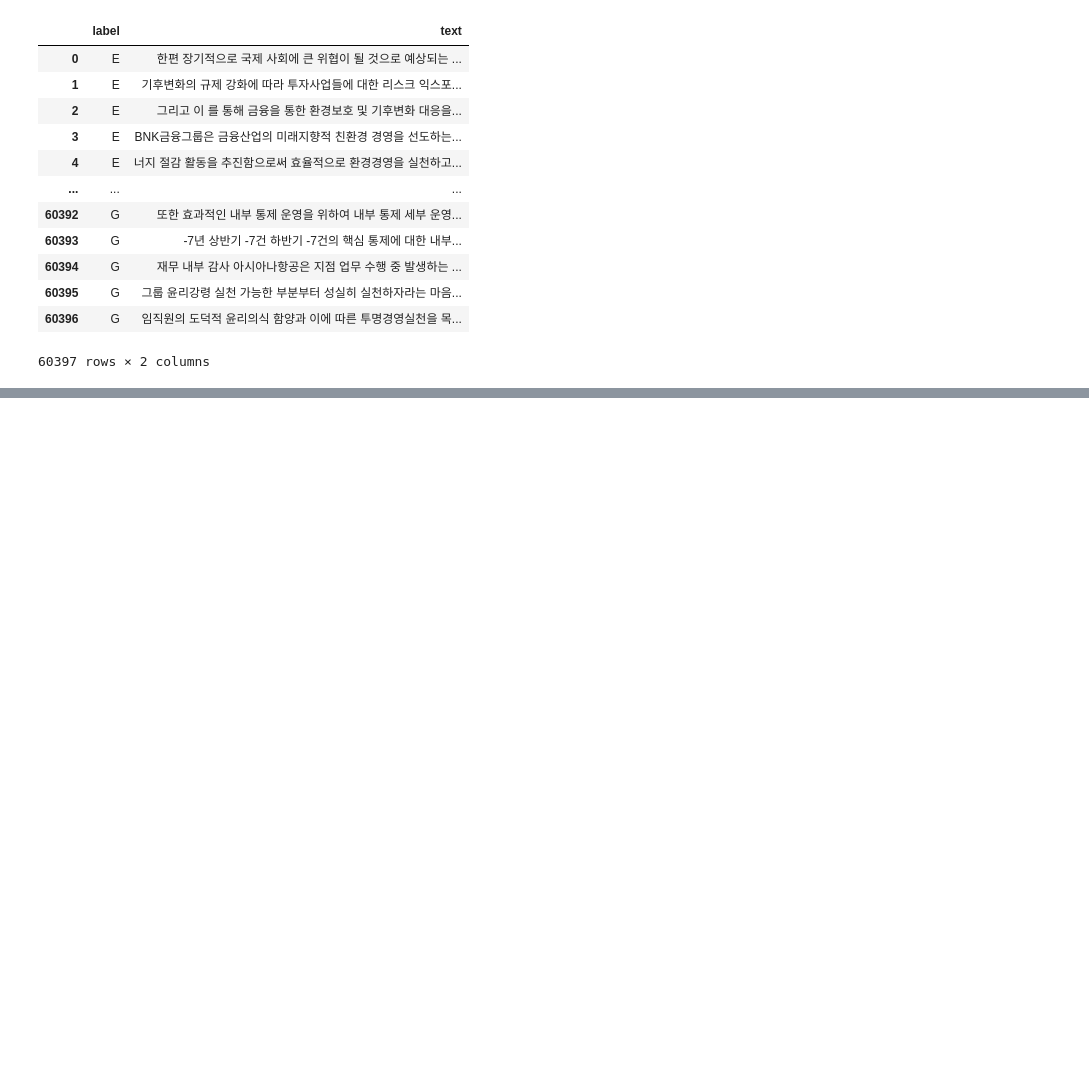
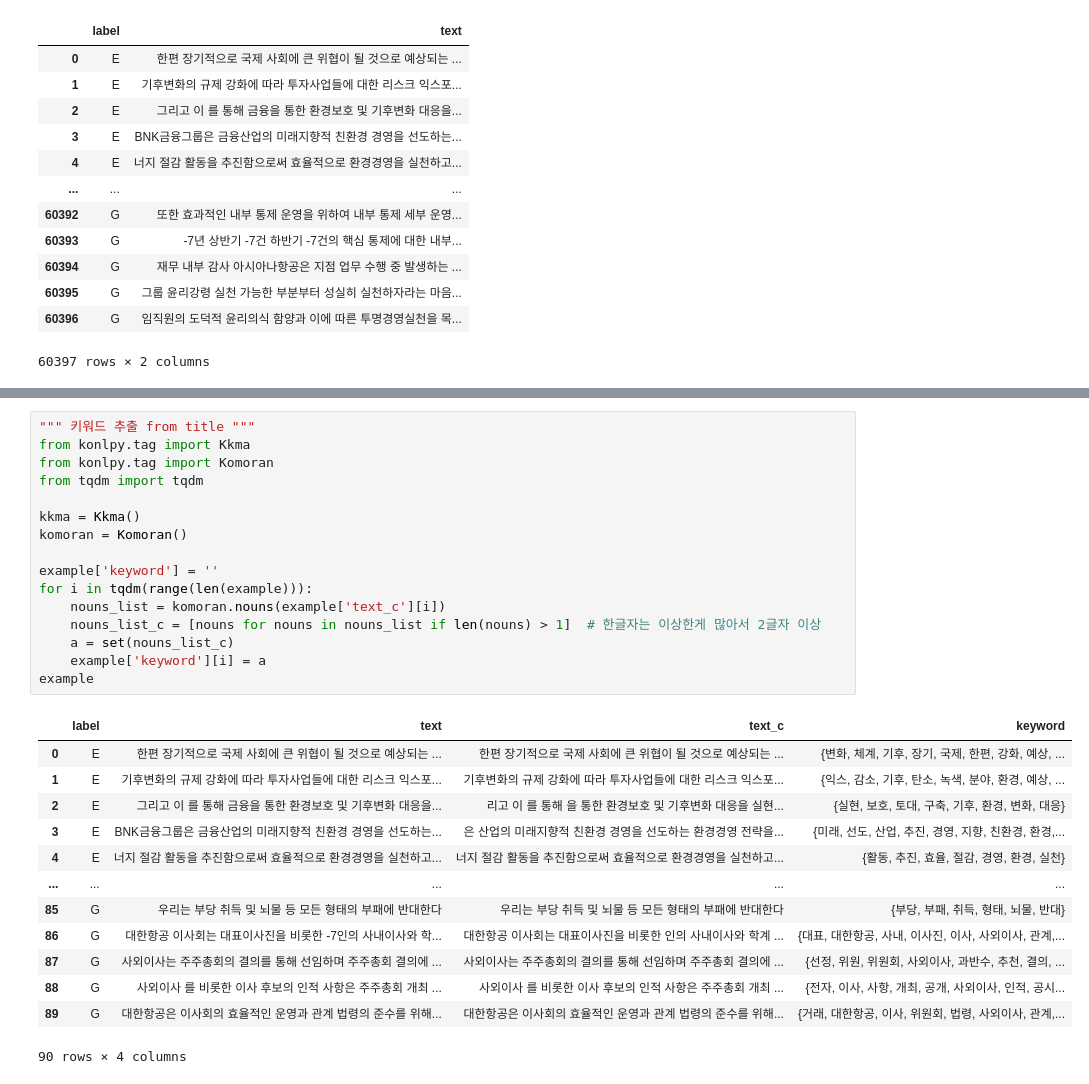
Before and after one commit to Psubinn/ESG_KG, a Jupyter notebook: ESG_neo4j.ipynb, the cells around one changed output, grey strips where cells are left out. Drawn from its saved outputs; the diff is of its cells as text; blank space fills up the shorter version.

```diff
--- a/ESG_neo4j.ipynb
+++ b/ESG_neo4j.ipynb
@@ -174,3 +139,33 @@ example
+# %%
+""" 키워드 추출 from title """
+from konlpy.tag import Kkma
+from konlpy.tag import Komoran
+from tqdm import tqdm
+
+kkma = Kkma()
+komoran = Komoran()
+
+example['keyword'] = ''
+for i in tqdm(range(len(example))):
+    nouns_list = komoran.nouns(example['text_c'][i])
+    nouns_list_c = [nouns for nouns in nouns_list if len(nouns) > 1]  # 한글자는 이상한게 많아서 2글자 이상
+    a = set(nouns_list_c)
+    example['keyword'][i] = a
+example
+# %% [output]
+|  | label | text | text_c | keyword |
+| 0 | E | 한편 장기적으로 국제 사회에 큰 위협이 될 것으로 예상되는 ... | 한편 장기적으로 국제 사회에 큰 위협이 될 것으로 예상되는 ... | {변화, 체계, 기후, 장기, 국제, 한편, 강화, 예상, ... |
+| 1 | E | 기후변화의 규제 강화에 따라 투자사업들에 대한 리스크 익스포... | 기후변화의 규제 강화에 따라 투자사업들에 대한 리스크 익스포... | {익스, 감소, 기후, 탄소, 녹색, 분야, 환경, 예상, ... |
+| 2 | E | 그리고 이 를 통해 금융을 통한 환경보호 및 기후변화 대응을... | 리고 이 를 통해 을 통한 환경보호 및 기후변화 대응을 실현... | {실현, 보호, 토대, 구축, 기후, 환경, 변화, 대응} |
+| 3 | E | BNK금융그룹은 금융산업의 미래지향적 친환경 경영을 선도하는... | 은 산업의 미래지향적 친환경 경영을 선도하는 환경경영 전략을... | {미래, 선도, 산업, 추진, 경영, 지향, 친환경, 환경,... |
+| 4 | E | 너지 절감 활동을 추진함으로써 효율적으로 환경경영을 실천하고... | 너지 절감 활동을 추진함으로써 효율적으로 환경경영을 실천하고... | {활동, 추진, 효율, 절감, 경영, 환경, 실천} |
+| ... | ... | ... | ... | ... |
+| 85 | G | 우리는 부당 취득 및 뇌물 등 모든 형태의 부패에 반대한다 | 우리는 부당 취득 및 뇌물 등 모든 형태의 부패에 반대한다 | {부당, 부패, 취득, 형태, 뇌물, 반대} |
+| 86 | G | 대한항공 이사회는 대표이사진을 비롯한 -7인의 사내이사와 학... | 대한항공 이사회는 대표이사진을 비롯한 인의 사내이사와 학계 ... | {대표, 대한항공, 사내, 이사진, 이사, 사외이사, 관계,... |
+| 87 | G | 사외이사는 주주총회의 결의를 통해 선임하며 주주총회 결의에 ... | 사외이사는 주주총회의 결의를 통해 선임하며 주주총회 결의에 ... | {선정, 위원, 위원회, 사외이사, 과반수, 추천, 결의, ... |
+| 88 | G | 사외이사 를 비롯한 이사 후보의 인적 사항은 주주총회 개최 ... | 사외이사 를 비롯한 이사 후보의 인적 사항은 주주총회 개최 ... | {전자, 이사, 사항, 개최, 공개, 사외이사, 인적, 공시... |
+| 89 | G | 대한항공은 이사회의 효율적인 운영과 관계 법령의 준수를 위해... | 대한항공은 이사회의 효율적인 운영과 관계 법령의 준수를 위해... | {거래, 대한항공, 이사, 위원회, 법령, 사외이사, 관계,... |
+90 rows × 4 columns
 # %%
 from neo4j import GraphDatabase
 
```
Also changed, not shown: parts of 6 cells of this notebook.
